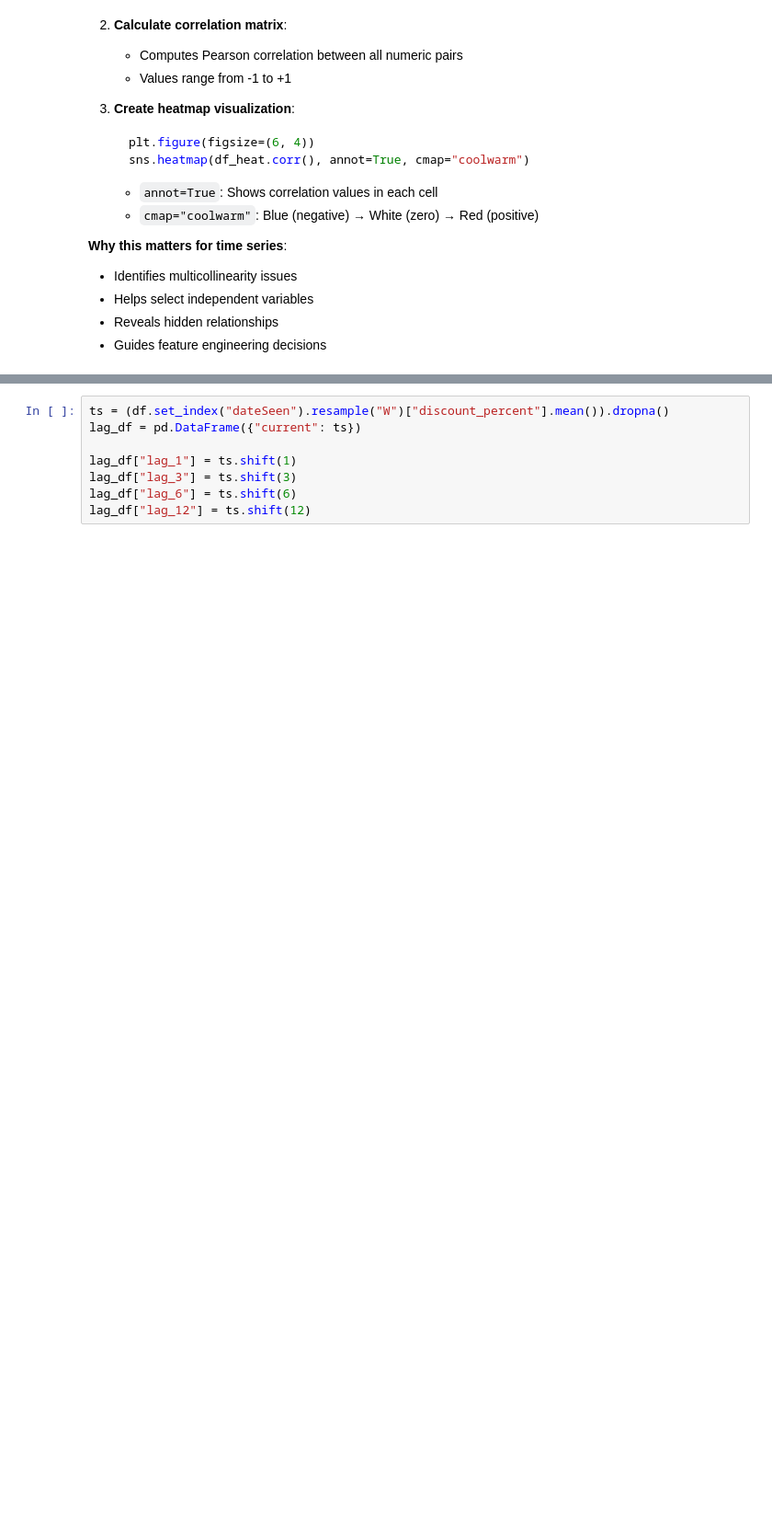
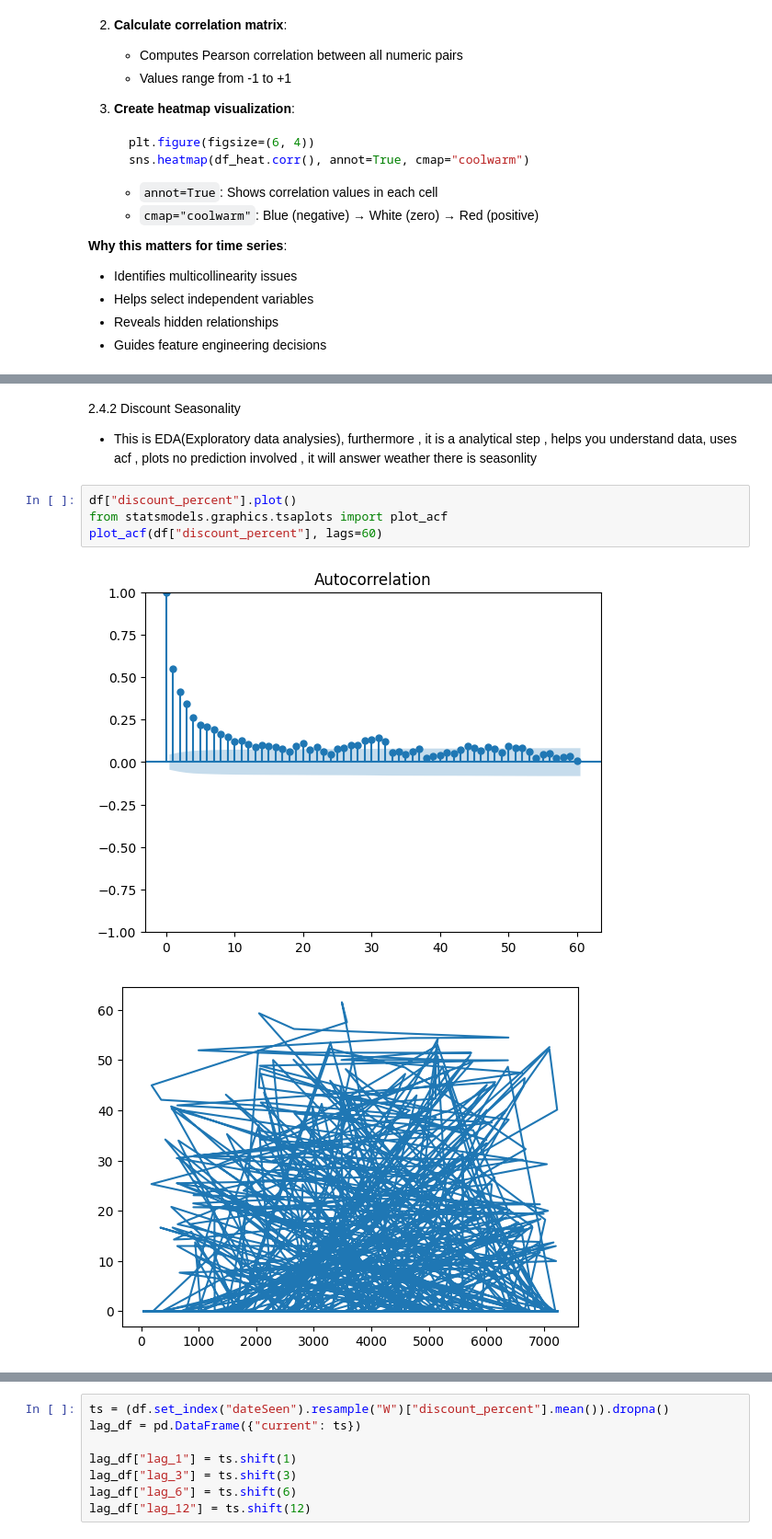
Before and after one commit to dealcatcher/jupyter-lab-models, a Jupyter notebook: sarima.ipynb, the cells around one changed output, grey strips where cells are left out. Shown at 92% size. Cells and saved outputs as stored; diff of their text form; blank space fills up the shorter version.

```diff
--- a/sarima.ipynb
+++ b/sarima.ipynb
@@ -470,0 +610,10 @@ plt.show()
+# %% [markdown]
+2.4.2 Discount Seasonality
+ - This is EDA(Exploratory data analysies), furthermore , it is a analytical step , helps you understand data, uses acf , plots no prediction involved , it will answer weather there is seasonlity
+# %%
+df["discount_percent"].plot()
+from statsmodels.graphics.tsaplots import plot_acf
+plot_acf(df["discount_percent"], lags=60)
+# %% [output]
+[figure, added]
+[figure, added]
```
Also changed, not shown: parts of 42 cells of this notebook.
